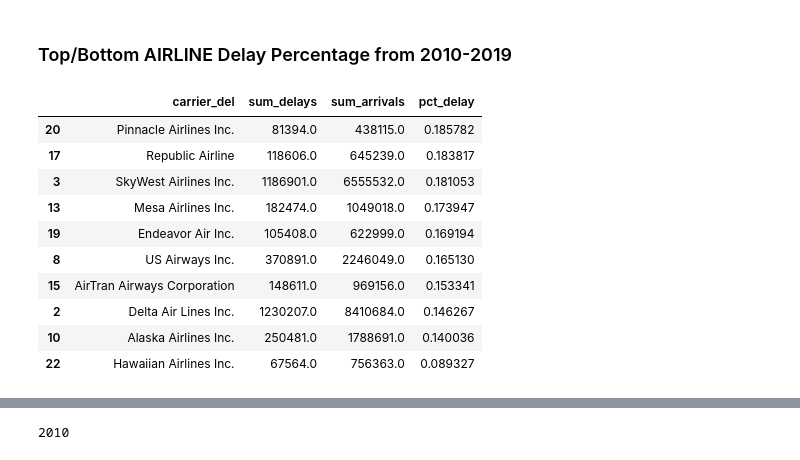
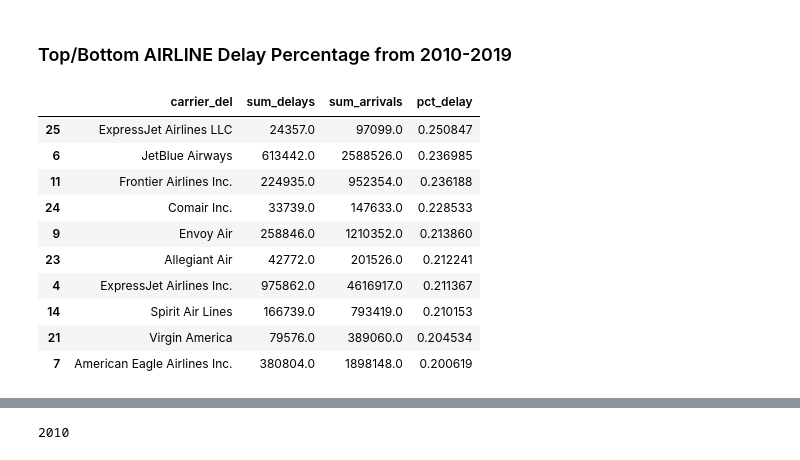
Before and after one commit to scottschriver/NSS_Capstone, a Jupyter notebook: Notebooks/Flight_delays.ipynb, the cells around one changed output, grey strips where cells are left out. Cells and saved outputs as stored; diff of their text form; code cells hidden in the pictures.

```diff
--- a/Notebooks/Flight_delays.ipynb
+++ b/Notebooks/Flight_delays.ipynb
@@ -378,3 +402,5 @@ delays.head(1)
 print(sorted(delays['carrier_del'].unique()))
 # %% [output]
 ['AirTran Airways Corporation', 'Alaska Airlines Inc.', 'Allegiant Air', 'American Airlines Inc.', 'American Eagle Airlines Inc.', 'Atlantic Southeast Airlines', 'Comair Inc.', 'Continental Air Lines  ...
+# %%
+delays.loc[delays["carrier_del"] == "ExpressJet Airlines LLC", "carrier_del"] = 'ExpressJet Airlines Inc.'
@@ -628,16 +687,16 @@ delays_all_airlines.head()
 # %%
 delays_all_airlines['pct_delay'] = delays_all_airlines['sum_delays'] / delays_all_airlines['sum_arrivals']
 delays_all_airlines = delays_all_airlines.sort_values(by='pct_delay', ascending=False)
-delays_all_airlines.tail(10)
+delays_all_airlines.head(10)
 # %% [output]
 |  | carrier_del | sum_delays | sum_arrivals | pct_delay |
-| 20 | Pinnacle Airlines Inc. | 81394.0 | 438115.0 | 0.185782 |
-| 17 | Republic Airline | 118606.0 | 645239.0 | 0.183817 |
-| 3 | SkyWest Airlines Inc. | 1186901.0 | 6555532.0 | 0.181053 |
-| 13 | Mesa Airlines Inc. | 182474.0 | 1049018.0 | 0.173947 |
-| 19 | Endeavor Air Inc. | 105408.0 | 622999.0 | 0.169194 |
-| 8 | US Airways Inc. | 370891.0 | 2246049.0 | 0.165130 |
-| 15 | AirTran Airways Corporation | 148611.0 | 969156.0 | 0.153341 |
-| 2 | Delta Air Lines Inc. | 1230207.0 | 8410684.0 | 0.146267 |
-| 10 | Alaska Airlines Inc. | 250481.0 | 1788691.0 | 0.140036 |
-| 22 | Hawaiian Airlines Inc. | 67564.0 | 756363.0 | 0.089327 |
+| 25 | ExpressJet Airlines LLC | 24357.0 | 97099.0 | 0.250847 |
+| 6 | JetBlue Airways | 613442.0 | 2588526.0 | 0.236985 |
+| 11 | Frontier Airlines Inc. | 224935.0 | 952354.0 | 0.236188 |
+| 24 | Comair Inc. | 33739.0 | 147633.0 | 0.228533 |
+| 9 | Envoy Air | 258846.0 | 1210352.0 | 0.213860 |
+| 23 | Allegiant Air | 42772.0 | 201526.0 | 0.212241 |
+| 4 | ExpressJet Airlines Inc. | 975862.0 | 4616917.0 | 0.211367 |
+| 14 | Spirit Air Lines | 166739.0 | 793419.0 | 0.210153 |
+| 21 | Virgin America | 79576.0 | 389060.0 | 0.204534 |
+| 7 | American Eagle Airlines Inc. | 380804.0 | 1898148.0 | 0.200619 |
```
Also changed, not shown: parts of 20 cells of this notebook.
